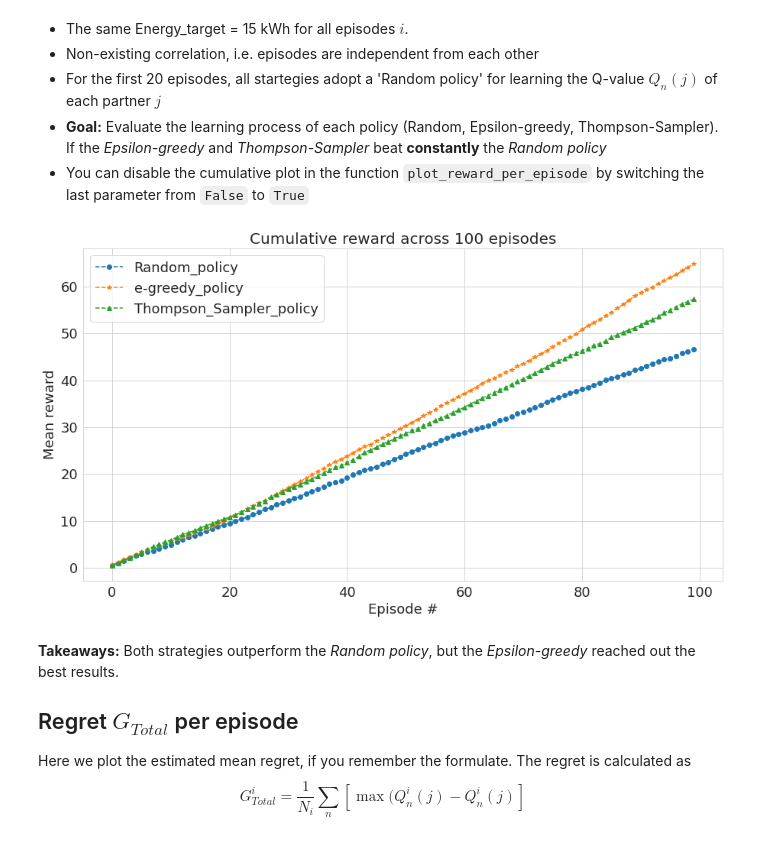
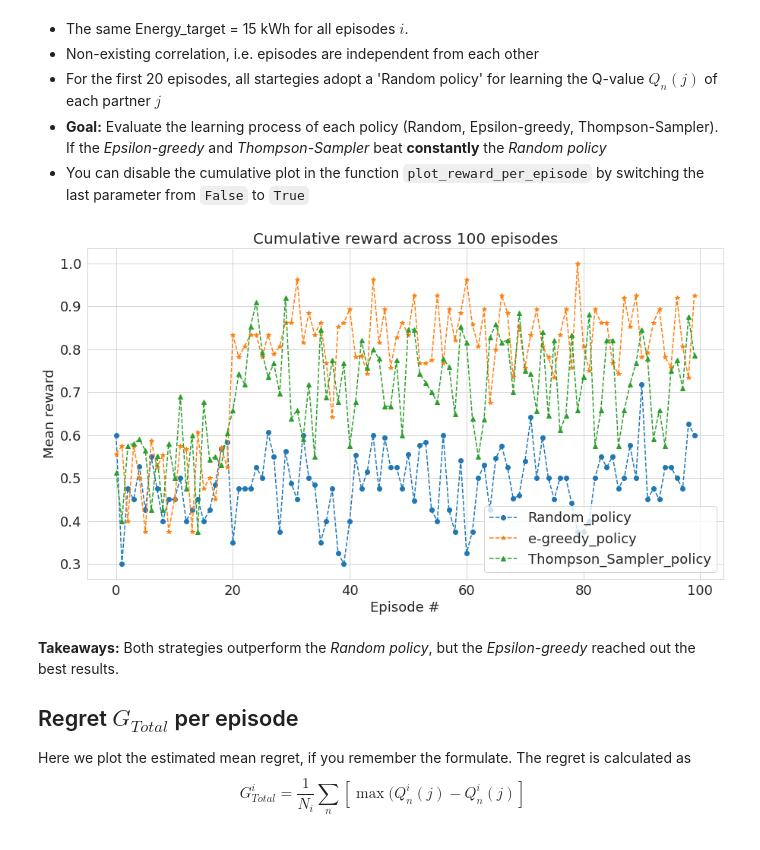
Before and after one commit to tabsa/P2P_market_MAD, a Jupyter notebook: Data_analysis_and_Policy.ipynb, the cells around one changed output. Drawn from its saved outputs; the diff is of its cells as text; code cells hidden in the pictures.

Commit message:
Run the simulation for new input data

```diff
--- a/Data_analysis_and_Policy.ipynb
+++ b/Data_analysis_and_Policy.ipynb
@@ -18,7 +18,7 @@ Start with upload the simulations done for the Informs talk that shows the first
 # %%
 # Read pickle file
 wok_dir = Path.cwd() / 'results/'
-filename = 'sim_results_fixed_target_15.pkl'
+filename = 'training_results_30_partners.pkl'
 path_file = wok_dir / filename
 data = pkl.load(open(path_file, 'rb')) # Read file
 # Plot parameters
@@ -113,20 +113,20 @@ Here, we plot the $R^i_{Total}$ on the final step $n$ for all episodes with the
 # %%
 no_epi = data['simulation']['episodes']
 label = data['agents']['id']
 marker = ['o', '*', '^']
 ax_label = ['Episode #', 'Mean reward']
 ax_size = 18
-plot_reward_per_episode(data['outcome'], 'mean_rd', label, marker, (15,8), True)
+plot_reward_per_episode(data['outcome'], 'mean_rd', label, marker, (15,8))
 # Legend and labels for the plot
 plt.legend(fontsize=ax_size)
 plt.ylabel(ax_label[1], fontsize=ax_size)
 plt.xticks(fontsize=ax_size)
 plt.yticks(fontsize=ax_size)
 plt.xlabel(ax_label[0], fontsize=ax_size)
 plt.title(f'Cumulative reward across {no_epi} episodes', fontsize=20)
 plt.show()
 # %% [output]
-[figure, old version]
+[figure, new version]
 # %% [markdown]
 **Takeaways:** Both strategies outperform the *Random policy*, but the *Epsilon-greedy* reached out the best results.
 
```
Also changed, not shown: parts of 4 cells of this notebook, 1 other file.
